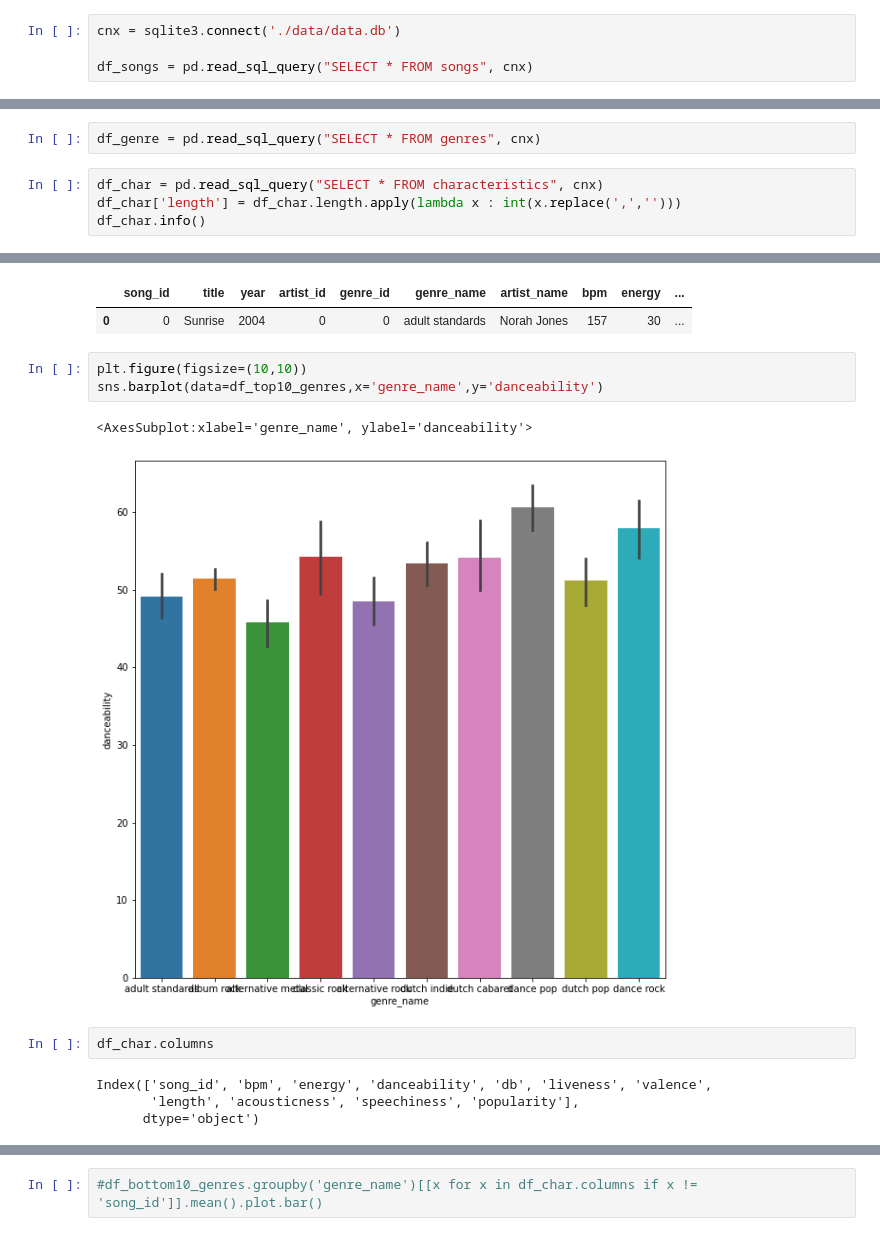
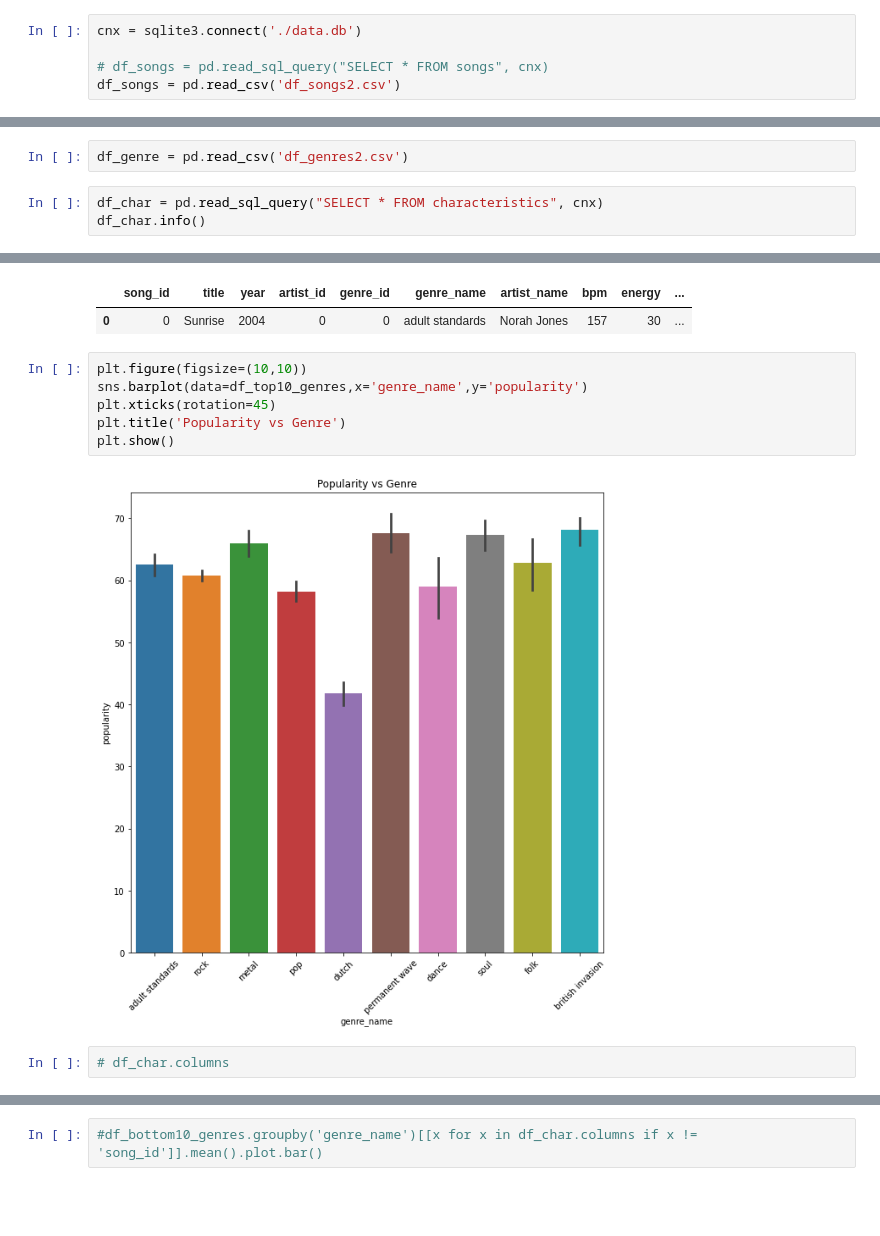
Before and after one commit to mcslender97/data_ans_team_project, a Jupyter notebook: Spotify_VIsualization_MM.ipynb, the cells around one changed output, grey strips where cells are left out. Drawn from its saved outputs; the diff is of its cells as text; blank space fills up the shorter version.

Commit message:
MM redid genres

```diff
--- a/Spotify_VIsualization_MM.ipynb
+++ b/Spotify_VIsualization_MM.ipynb
@@ -21,14 +32,14 @@ for directory,_,filenames in os.walk('./data'):
 # %%
-cnx = sqlite3.connect('./data/data.db')
+cnx = sqlite3.connect('./data.db')
 
-df_songs = pd.read_sql_query("SELECT * FROM songs", cnx)
+# df_songs = pd.read_sql_query("SELECT * FROM songs", cnx)
+df_songs = pd.read_csv('df_songs2.csv')
 # %%
 df_artists = pd.read_sql_query("SELECT * FROM artist", cnx)
 # %%
-df_genre = pd.read_sql_query("SELECT * FROM genres", cnx)
+df_genre = pd.read_csv('df_genres2.csv')
 # %%
 df_char = pd.read_sql_query("SELECT * FROM characteristics", cnx)
-df_char['length'] = df_char.length.apply(lambda x : int(x.replace(',','')))
 df_char.info()
 # %% [output]
 <class 'pandas.core.frame.DataFrame'>
@@ -126,14 +139,12 @@ df_top10_genres.head(1)
 | 0 | 0 | Sunrise | 2004 | 0 | 0 | adult standards | Norah Jones | 157 | 30 | ... |
 # %%
 plt.figure(figsize=(10,10))
-sns.barplot(data=df_top10_genres,x='genre_name',y='danceability')
+sns.barplot(data=df_top10_genres,x='genre_name',y='popularity')
+plt.xticks(rotation=45)
+plt.title('Popularity vs Genre')
+plt.show()
 # %% [output]
-<AxesSubplot:xlabel='genre_name', ylabel='danceability'>
-[figure, old version]
+[figure, new version]
 # %%
-df_char.columns
+# df_char.columns
-# %% [output]
-Index(['song_id', 'bpm', 'energy', 'danceability', 'db', 'liveness', 'valence',
-       'length', 'acousticness', 'speechiness', 'popularity'],
-      dtype='object')
 # %%
```
Also changed, not shown: parts of 42 cells of this notebook, 4 other files.
